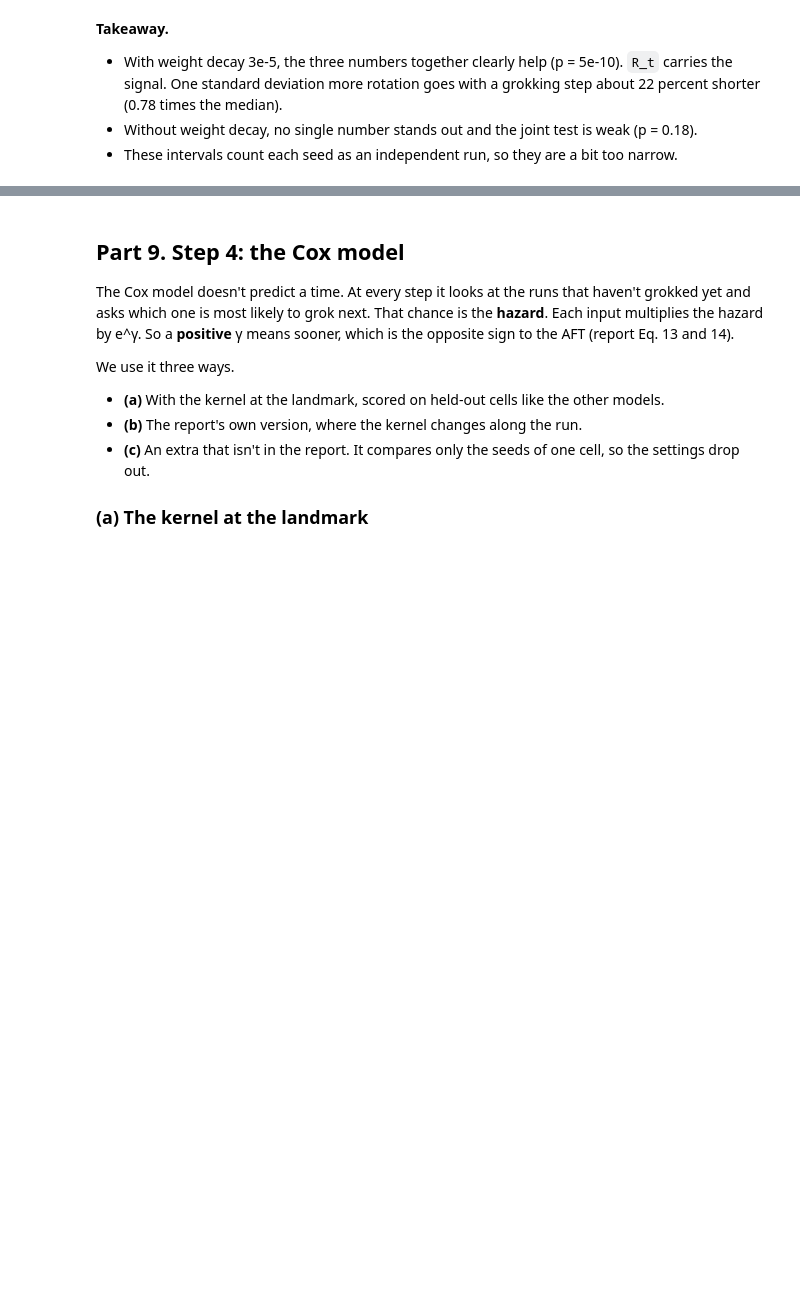
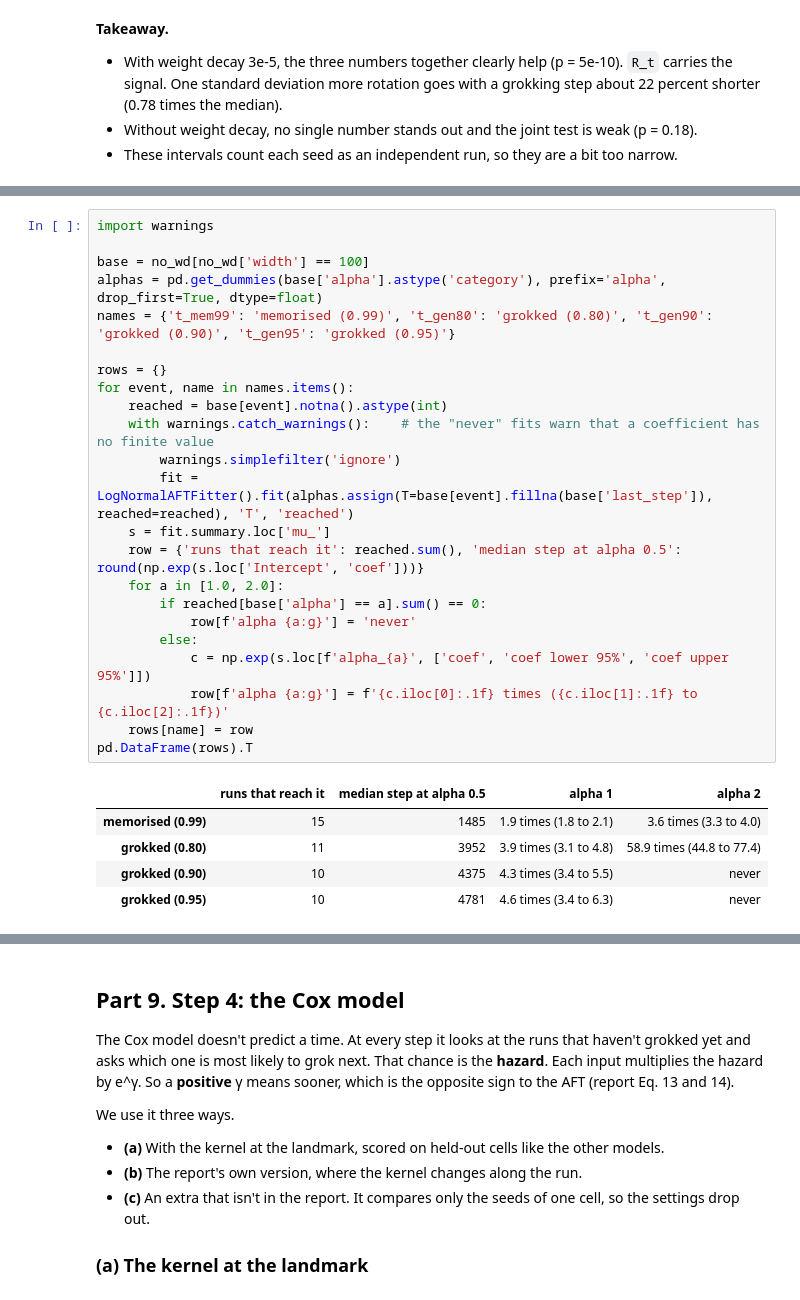
Before and after one commit to ZainAlSaffi-Dev/STAT3007, a Jupyter notebook: model_fitting/1_two_experiments.ipynb, the cells around one changed output, grey strips where cells are left out. Saved outputs shown, nothing was run; the diff lists cells and outputs as text; blank space fills up the shorter version.

```diff
--- a/model_fitting/1_two_experiments.ipynb
+++ b/model_fitting/1_two_experiments.ipynb
@@ -506,0 +523,29 @@ coefs.round(3)
+# %%
+import warnings
+
+base = no_wd[no_wd['width'] == 100]
+alphas = pd.get_dummies(base['alpha'].astype('category'), prefix='alpha', drop_first=True, dtype=float)
+names = {'t_mem99': 'memorised (0.99)', 't_gen80': 'grokked (0.80)', 't_gen90': 'grokked (0.90)', 't_gen95': 'grokked (0.95)'}
+
+rows = {}
+for event, name in names.items():
+    reached = base[event].notna().astype(int)
+    with warnings.catch_warnings():    # the "never" fits warn that a coefficient has no finite value
+        warnings.simplefilter('ignore')
+        fit = LogNormalAFTFitter().fit(alphas.assign(T=base[event].fillna(base['last_step']), reached=reached), 'T', 'reached')
+    s = fit.summary.loc['mu_']
+    row = {'runs that reach it': reached.sum(), 'median step at alpha 0.5': round(np.exp(s.loc['Intercept', 'coef']))}
+    for a in [1.0, 2.0]:
+        if reached[base['alpha'] == a].sum() == 0:
+            row[f'alpha {a:g}'] = 'never'
+        else:
+            c = np.exp(s.loc[f'alpha_{a}', ['coef', 'coef lower 95%', 'coef upper 95%']])
+            row[f'alpha {a:g}'] = f'{c.iloc[0]:.1f} times ({c.iloc[1]:.1f} to {c.iloc[2]:.1f})'
+    rows[name] = row
+pd.DataFrame(rows).T
+# %% [output]
+|  | runs that reach it | median step at alpha 0.5 | alpha 1 | alpha 2 |
+| memorised (0.99) | 15 | 1485 | 1.9 times (1.8 to 2.1) | 3.6 times (3.3 to 4.0) |
+| grokked (0.80) | 11 | 3952 | 3.9 times (3.1 to 4.8) | 58.9 times (44.8 to 77.4) |
+| grokked (0.90) | 10 | 4375 | 4.3 times (3.4 to 5.5) | never |
+| grokked (0.95) | 10 | 4781 | 4.6 times (3.4 to 6.3) | never |
```
Also changed, not shown: parts of 5 cells of this notebook.
